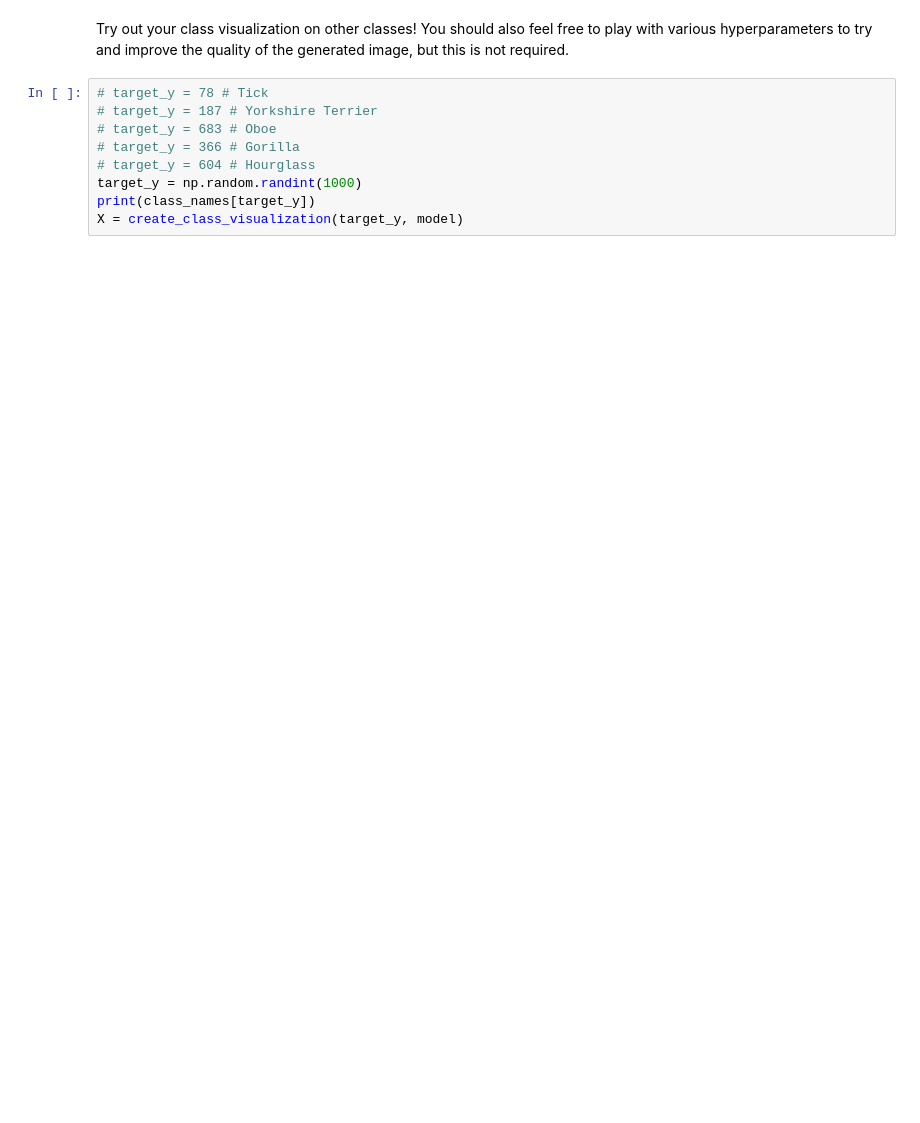
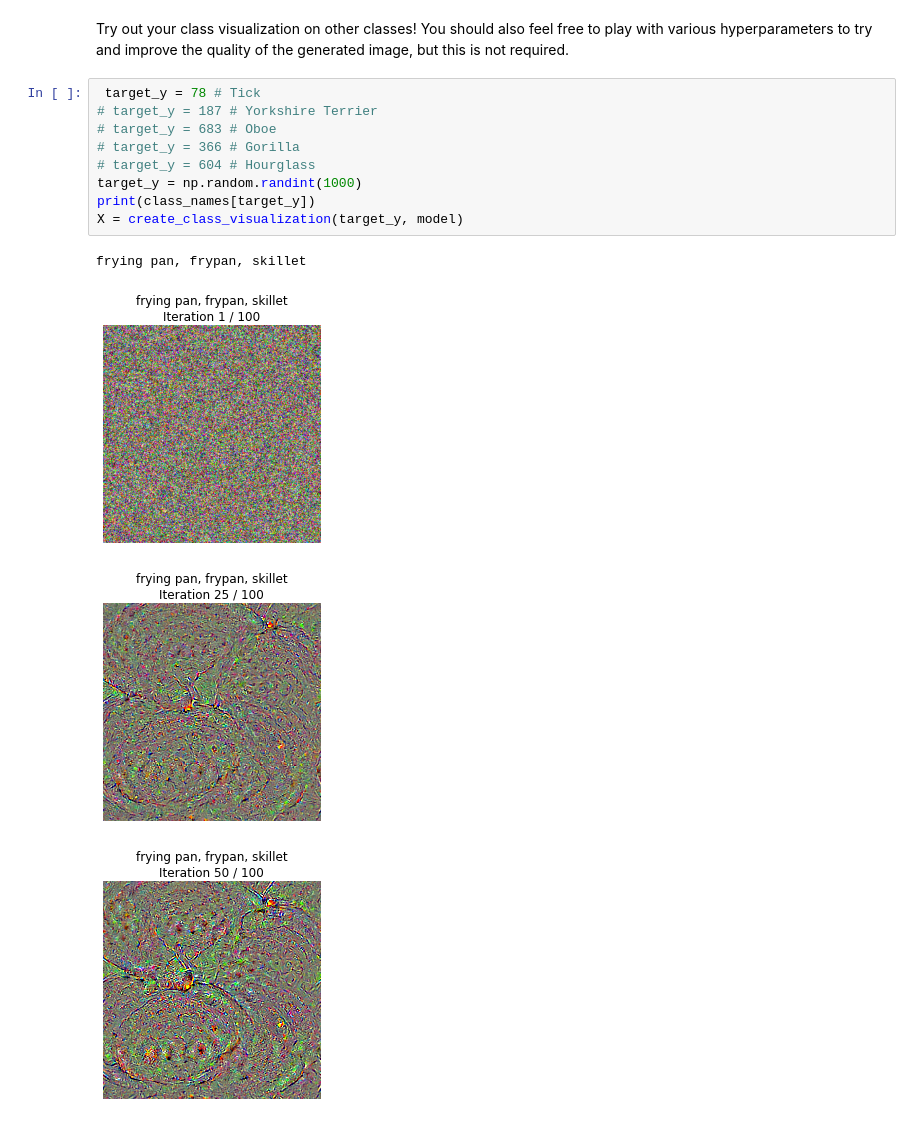
Before and after one commit to rammkripa/cs182_hw2_student, a Jupyter notebook: NetworkVisualization.ipynb, the cells around one changed output. Drawn from its saved outputs; the diff is of its cells as text; blank space fills up the shorter version.

```diff
--- a/NetworkVisualization.ipynb
+++ b/NetworkVisualization.ipynb
@@ -362,11 +368,16 @@ out = create_class_visualization(target_y, model)
 # %% [markdown]
 Try out your class visualization on other classes! You should also feel free to play with various hyperparameters to try and improve the quality of the generated image, but this is not required.
 # %%
-# target_y = 78 # Tick
+ target_y = 78 # Tick
 # target_y = 187 # Yorkshire Terrier
 # target_y = 683 # Oboe
 # target_y = 366 # Gorilla
 # target_y = 604 # Hourglass
 target_y = np.random.randint(1000)
 print(class_names[target_y])
 X = create_class_visualization(target_y, model)
+# %% [output]
+frying pan, frypan, skillet
+[figure, added]
+[figure, added]
+[figure, added]
```
Also changed, not shown: parts of 2 cells of this notebook, 1 other file.
